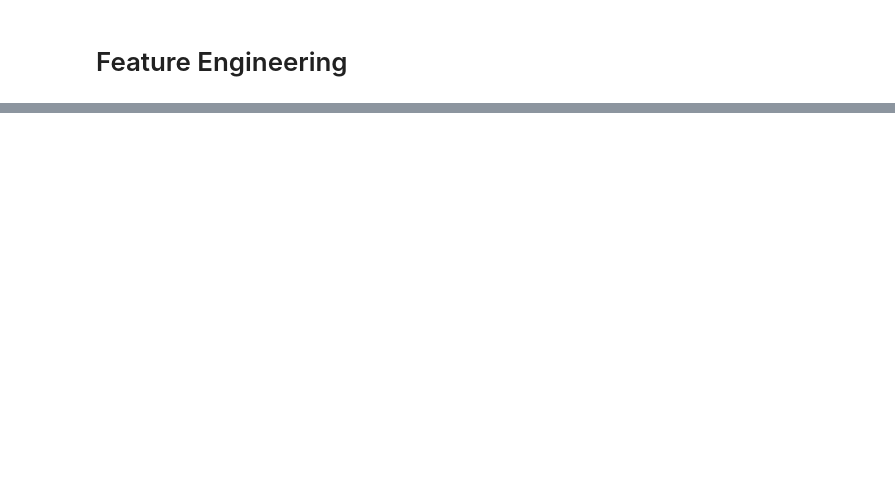
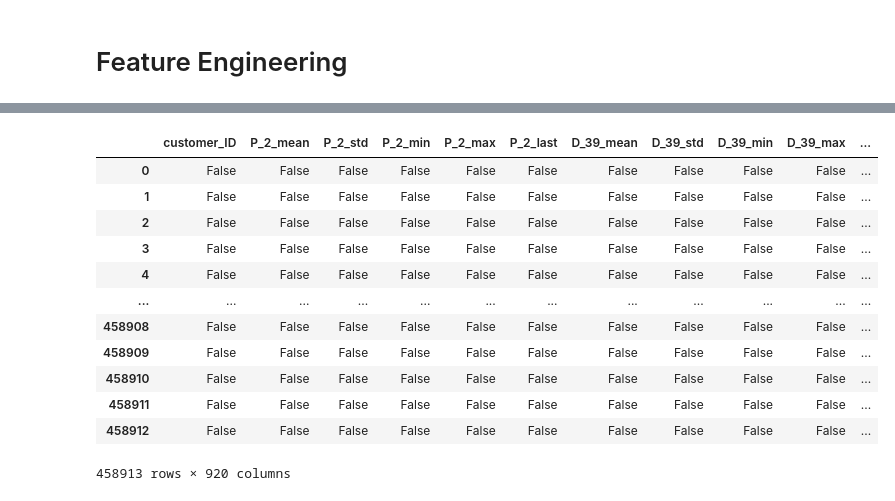
Before and after one commit to kreativeai/American-Express-Default-Prediction, a Jupyter notebook: src/EDA.ipynb, the cells around one changed output, grey strips where cells are left out. Saved outputs shown, nothing was run; the diff lists cells and outputs as text; code cells hidden in the pictures; blank space fills up the shorter version.

```diff
--- a/src/EDA.ipynb
+++ b/src/EDA.ipynb
@@ -151,0 +157,24 @@ X_train =  (df_train
+# %%
+features = df_train.drop(['customer_ID', 'S_2'], axis=1).columns.to_list()
+cat_features = [
+    "B_30",
+    "B_38",
+    "D_114",
+    "D_116",
+    "D_117",
+    "D_120",
+    "D_126",
+    "D_63",
+    "D_64",
+    "D_66",
+    "D_68",
+]
+num_features = [col for col in features if col not in cat_features]
+# %%
+df_train_num = df_train.groupby("customer_ID")[num_features].agg(['mean', 'std', 'min', 'max', 'last'])
+df_train_num.columns = ['_'.join(x) for x in df_train_num.columns]
+df_train_cat = df_train.groupby("customer_ID")[cat_features].agg(['count', 'last', 'nunique'])
+df_train_cat.columns = ['_'.join(x) for x in df_train_cat.columns]
+df_train = pd.concat([df_train_num, df_train_cat], axis=1)
+# %%
+df_train = df_train.merge(df_labels,on='customer_ID',how='left')
@@ -151,0 +196,20 @@ X_train =  (df_train
+# %%
+df_null = pd.DataFrame(df_train.isna().sum())
+df_null = df_null[df_null[0]>0]
+df_null = df_null.sort_values(by = 0 ,ascending = True)
+# %%
+df_null[df_null[
+# %% [output]
+|  | customer_ID | P_2_mean | P_2_std | P_2_min | P_2_max | P_2_last | D_39_mean | D_39_std | D_39_min | D_39_max | ... |
+| 0 | False | False | False | False | False | False | False | False | False | False | ... |
+| 1 | False | False | False | False | False | False | False | False | False | False | ... |
+| 2 | False | False | False | False | False | False | False | False | False | False | ... |
+| 3 | False | False | False | False | False | False | False | False | False | False | ... |
+| 4 | False | False | False | False | False | False | False | False | False | False | ... |
+| ... | ... | ... | ... | ... | ... | ... | ... | ... | ... | ... | ... |
+| 458908 | False | False | False | False | False | False | False | False | False | False | ... |
+| 458909 | False | False | False | False | False | False | False | False | False | False | ... |
+| 458910 | False | False | False | False | False | False | False | False | False | False | ... |
+| 458911 | False | False | False | False | False | False | False | False | False | False | ... |
+| 458912 | False | False | False | False | False | False | False | False | False | False | ... |
+458913 rows × 920 columns
```
Also changed, not shown: parts of 7 cells of this notebook.
